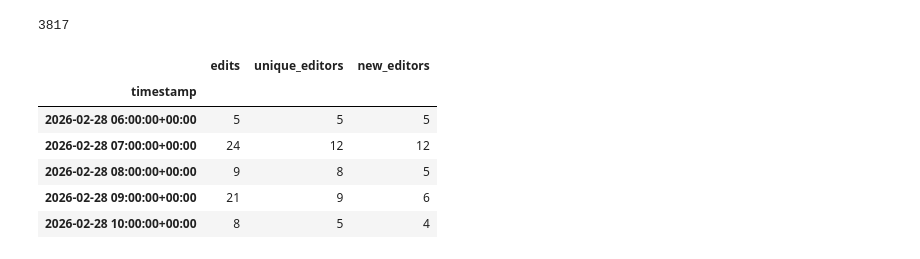
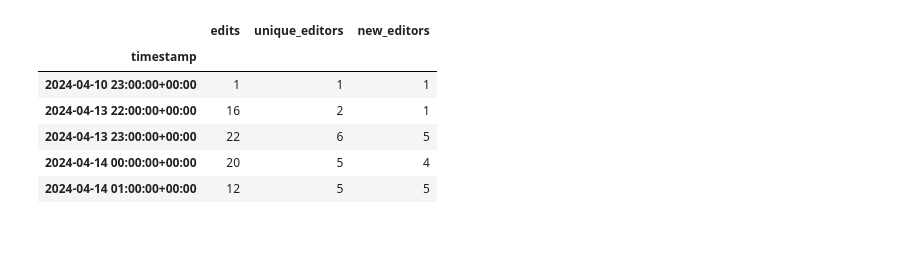
Before and after one commit to tallywiesenberg/thinking-bee, a Jupyter notebook: notebooks/main.ipynb, the cells around one changed output. Cells and saved outputs as stored; diff of their text form; code cells hidden in the pictures.

```diff
--- a/notebooks/main.ipynb
+++ b/notebooks/main.ipynb
@@ -57,16 +91,22 @@ def format_revisions(revisions):
 
     return features.sort_values("timestamp")
 # %%
-revisions = get_revisions("Talk:2026_Iran_war", talk=True)
-print(len(revisions))
-features = format_revisions(revisions)
+titles = get_template_links("Template:Campaignbox 2026 Iran war")
+features = pd.DataFrame()
+from tqdm import tqdm
+for i in tqdm(titles):
+    revisions = get_revisions(i)
+    talk_revisions = get_revisions(i, talk=True)
+    temp_df = format_revisions(revisions)
+    temp_talk_df = format_revisions(talk_revisions)
+    features = pd.concat([features, temp_df])
+    features = pd.concat([features, temp_talk_df])
 features.head()
 # %% [output]
-3817
 |  | edits | unique_editors | new_editors |
 | timestamp |  |  |  |
-| 2026-02-28 06:00:00+00:00 | 5 | 5 | 5 |
-| 2026-02-28 07:00:00+00:00 | 24 | 12 | 12 |
-| 2026-02-28 08:00:00+00:00 | 9 | 8 | 5 |
-| 2026-02-28 09:00:00+00:00 | 21 | 9 | 6 |
-| 2026-02-28 10:00:00+00:00 | 8 | 5 | 4 |
+| 2024-04-10 23:00:00+00:00 | 1 | 1 | 1 |
+| 2024-04-13 22:00:00+00:00 | 16 | 2 | 1 |
+| 2024-04-13 23:00:00+00:00 | 22 | 6 | 5 |
+| 2024-04-14 00:00:00+00:00 | 20 | 5 | 4 |
+| 2024-04-14 01:00:00+00:00 | 12 | 5 | 5 |
```
Also changed, not shown: parts of 8 cells of this notebook.
